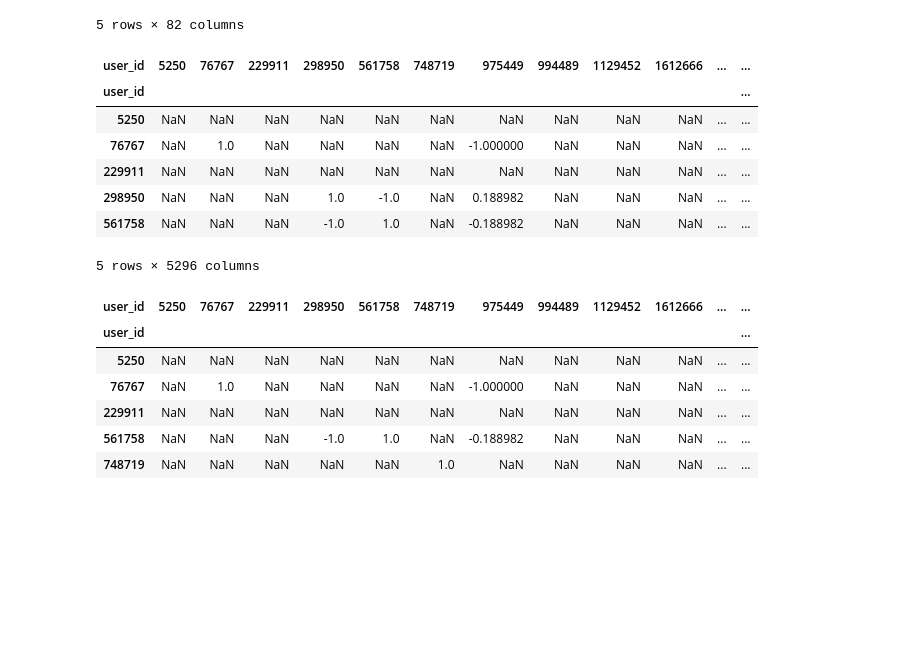
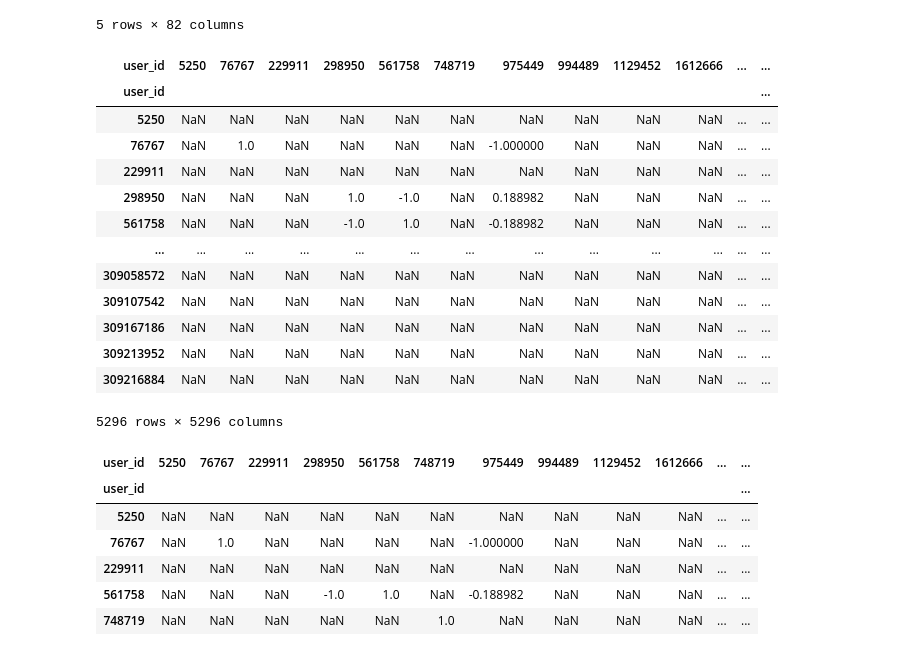
Before and after one commit to OmarEmad313/video-game-recommendation, a Jupyter notebook: video game recommendation with explicit rating/Video game recommendation with explicit data.ipynb, the cells around one changed output. Saved outputs shown, nothing was run; the diff lists cells and outputs as text; code cells hidden in the pictures; blank space fills up the shorter version.

```diff
--- a/video game recommendation with explicit rating/Video game recommendation with explicit data.ipynb
+++ b/video game recommendation with explicit rating/Video game recommendation with explicit data.ipynb
@@ -1153,16 +1191,22 @@ matrix_norm.head()
 # %%
 # User similarity matrix using Pearson correlation
 user_similarity = matrix_norm.T.corr()
-user_similarity.head()
+display(user_similarity)
 # %% [output]
 | user_id | 5250 | 76767 | 229911 | 298950 | 561758 | 748719 | 975449 | 994489 | 1129452 | 1612666 | ... | ... |
 | user_id |  |  |  |  |  |  |  |  |  |  |  | ... |
 | 5250 | NaN | NaN | NaN | NaN | NaN | NaN | NaN | NaN | NaN | NaN | ... | ... |
 | 76767 | NaN | 1.0 | NaN | NaN | NaN | NaN | -1.000000 | NaN | NaN | NaN | ... | ... |
 | 229911 | NaN | NaN | NaN | NaN | NaN | NaN | NaN | NaN | NaN | NaN | ... | ... |
 | 298950 | NaN | NaN | NaN | 1.0 | -1.0 | NaN | 0.188982 | NaN | NaN | NaN | ... | ... |
 | 561758 | NaN | NaN | NaN | -1.0 | 1.0 | NaN | -0.188982 | NaN | NaN | NaN | ... | ... |
+| ... | ... | ... | ... | ... | ... | ... | ... | ... | ... | ... | ... | ... |
+| 309058572 | NaN | NaN | NaN | NaN | NaN | NaN | NaN | NaN | NaN | NaN | ... | ... |
+| 309107542 | NaN | NaN | NaN | NaN | NaN | NaN | NaN | NaN | NaN | NaN | ... | ... |
+| 309167186 | NaN | NaN | NaN | NaN | NaN | NaN | NaN | NaN | NaN | NaN | ... | ... |
+| 309213952 | NaN | NaN | NaN | NaN | NaN | NaN | NaN | NaN | NaN | NaN | ... | ... |
+| 309216884 | NaN | NaN | NaN | NaN | NaN | NaN | NaN | NaN | NaN | NaN | ... | ... |
-5 rows × 5296 columns
+5296 rows × 5296 columns
 # %%
 picked_userid = 298950
 # Remove picked user ID from the candidate list
```
Also changed, not shown: parts of 15 cells of this notebook, 1 other file.
